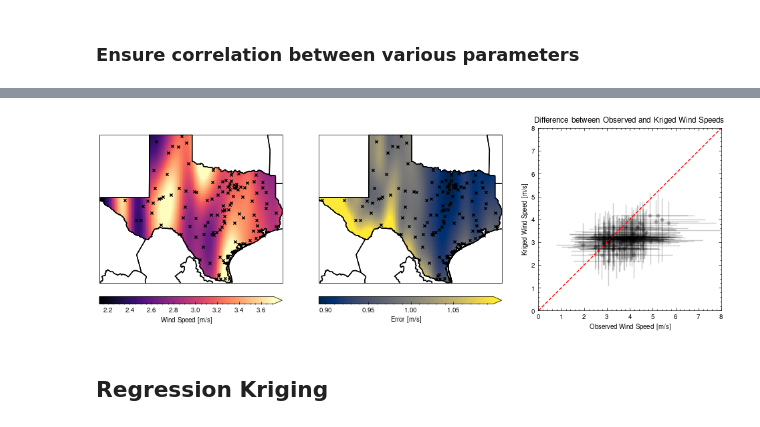
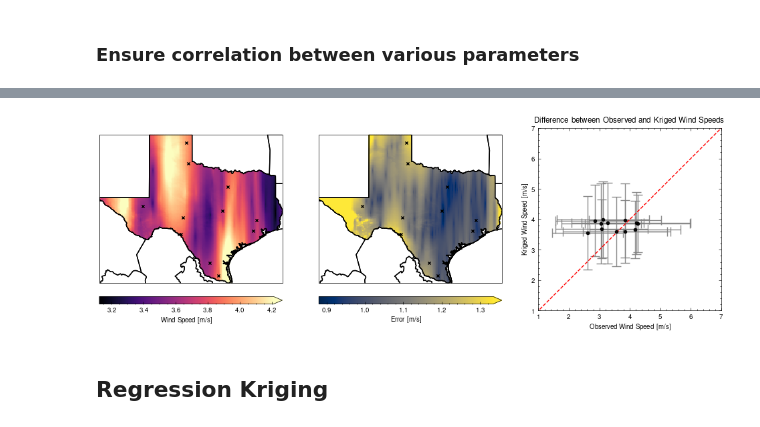
Before and after one commit to ivalencius/wind-analysis, a Jupyter notebook: scripts/krige_development.ipynb, the cells around one changed output, grey strips where cells are left out. Cells and saved outputs as stored; diff of their text form; code cells hidden in the pictures.

Commit message:
holdout for texas kriging

```diff
--- a/scripts/krige_development.ipynb
+++ b/scripts/krige_development.ipynb
@@ -339,12 +328,12 @@ def krige_comparison_plots(cond_pos, cond_val, cond_errs, k_field, e_field, stat
     # Plot
     # c3 = ax[2].scatter(cond_pos[0], cond_pos[1], c=diff, cmap='coolwarm')
     update_projection(ax, ax[2], projection='rectilinear')
-    ax[2].errorbar(cond_val, station_pred, xerr=cond_errs, yerr=station_err, fmt='o', color='k', alpha=0.2)
+    ax[2].errorbar(cond_val, station_pred, xerr=cond_errs, yerr=station_err, fmt='o', color='k', alpha=0.9, ecolor='gray', capsize=5)
     ax[2].set_title("Difference between Observed and Kriged Wind Speeds")
     ax[2].set_xlabel("Observed Wind Speed [m/s]")
     ax[2].set_ylabel("Kriged Wind Speed [m/s]")
-    ax[2].set_xlim(0, 8)
-    ax[2].set_ylim(0, 8)
+    ax[2].set_xlim(1, 7)
+    ax[2].set_ylim(1, 7)
     # Plot 1:1 line
     ax[2].plot([0, 10], [0, 10], color='r', linestyle='--', linewidth=1)
     ax[2].set_aspect('equal', 'box')
@@ -426,34 +375,38 @@ Coordinates:
 # %%
-model = gs.Gaussian(latlon=True, var=0.501, len_scale=0.783, nugget=0.855, geo_scale=57.3)
-drift = [
-    # temis_at_station['elevation'].values.flatten(),
-    temis.sel(
-        latitude=states['latitude'].mean('state'), longitude=states['longitude'].mean('state'),
-        method='nearest'
-    )['elevation'].values.flatten()
-]
+model = gs.Stable(latlon=True, var=0.921, len_scale=1.14, nugget=0.639, geo_scale=57.3, alpha=0.666)
+drift = temis_at_station['elevation'].values.flatten()
+    # temis.sel(
+    #     latitude=states['latitude'].mean('state'), longitude=states['longitude'].mean('state'),
+    #     method='nearest'
+    # )['elevation'].values.flatten()
+
+# Get holdout stations
+hs_ind =  np.random.choice(cond_val.shape[0], int(np.floor(len(cond_val)*0.1)), replace=False)
+# Take indexes *not* in holdout stations
+t_ind = np.setdiff1d(np.arange(cond_val.shape[0]), hs_ind)
 krig = gs.krige.ExtDrift(
     model=model,
-    cond_pos=variogram_pos,
-    cond_val=variogram_val,
-    ext_drift = drift,
-    # exact=False,
-    # cond_err=cond_errs
+    cond_pos=(cond_pos[0][t_ind], cond_pos[1][t_ind]),
+    cond_val=cond_val[t_ind],
+    ext_drift = drift[t_ind],
+    exact=False,
+    cond_err=cond_errs[t_ind]
 )
 k, err = krig((lons.flatten(), lats.flatten()), ext_drift=[temis_krige['elevation'].values])
 
 k_field = k.reshape(temis_tex['elevation'].shape)
 e_field = err.reshape(temis_tex['elevation'].shape)
 
 k_field[mask] = np.nan
 e_field[mask] = np.nan
 # Plot error between observed and kriged speeds
 # Sample kriged data at station locations
-station_pred, station_err = krig((cond_pos[0], cond_pos[1]), ext_drift=[temis_at_station['elevation'].values.flatten()])
+holdout_pos = (cond_pos[0][hs_ind], cond_pos[1][hs_ind])
+station_pred, station_err = krig(holdout_pos, ext_drift=drift[hs_ind])
 
-krige_comparison_plots(cond_pos, cond_val, cond_errs, k_field, e_field, station_pred, station_err)
+krige_comparison_plots(holdout_pos, cond_val[hs_ind], cond_errs[hs_ind], k_field, e_field, station_pred, station_err)
 # %% [output]
-[figure, old version]
+[figure, new version]
 # %% [markdown]
 ## Regression Kriging
 # %%
```
Also changed, not shown: parts of 9 cells of this notebook.
